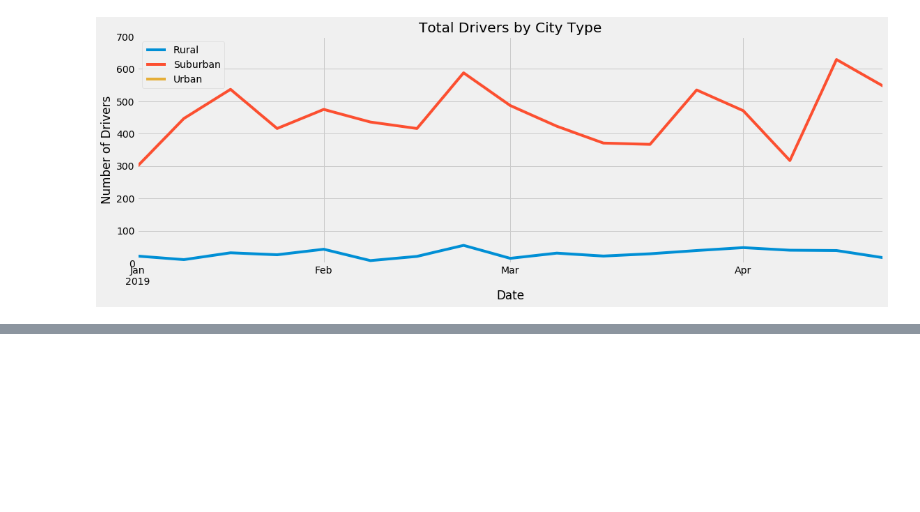
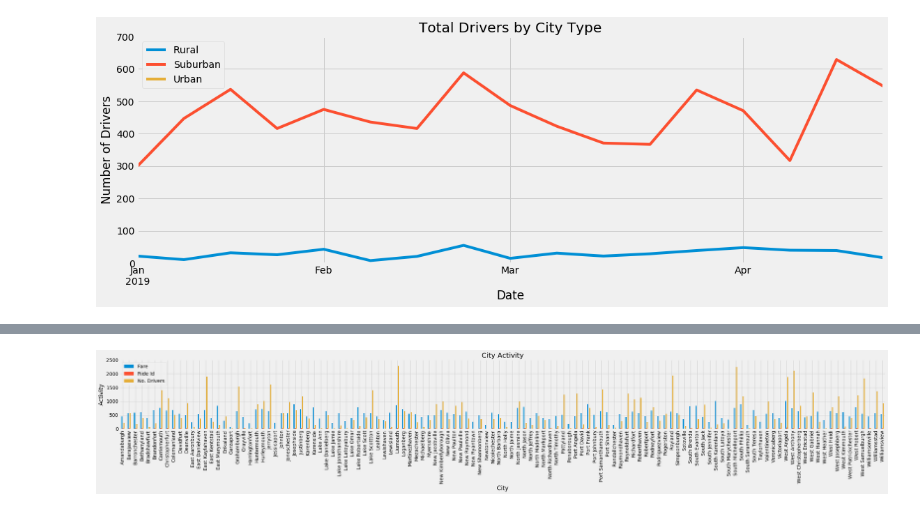
Before and after one commit to ejlaflure/PyBer_Analysis, a Jupyter notebook: PyBer_Challenge.ipynb, the cells around one changed output, grey strips where cells are left out. Cells and saved outputs as stored; diff of their text form; code cells hidden in the pictures; blank space fills up the shorter version.

Commit message:
adding plots for additional analysis 2

```diff
--- a/PyBer_Challenge.ipynb
+++ b/PyBer_Challenge.ipynb
@@ -1251,3 +1251,14 @@ plt.savefig("analysis/Fig11.png")
 plt.show()
 # %% [output]
 [figure]
+# %%
+# Use remaned copied DataFrame and create new DataFrame with selected columns
+selected_data_df = pd.DataFrame(pyber_data_df_copy,
+                   columns=["City", "Fare", "Ride Id", "No. Drivers"])
+# Set Ride Id to 1
+selected_data_df["Ride Id"] = 1
+# Set city to index
+city_data_df = selected_data_df.set_index('City')
+# Groupby city and sum other collumns
+city_data_groupby = city_data_df.groupby("City").sum()
+city_data_groupby.head()
@@ -1253,0 +1273,20 @@ plt.show()
+# %%
+# Plot city DataFrame
+city_data_groupby.plot(kind='bar', figsize=(32, 6))
+# Create title and axis labels
+plt.title("City Activity")
+plt.ylabel("Activity")
+# Setting tick range
+plt.ylim(0, 2500)
+# Show grid
+plt.grid(True)
+# Create legend at optimal location
+plt.legend(loc="best")
+# Fit plot
+plt.tight_layout()
+# Save Figure
+plt.savefig("analysis/Fig12.png")
+# Show Figure
+plt.show()
+# %% [output]
+[figure, added]
```
Also changed, not shown: parts of 1 cell of this notebook, 2 other files.
